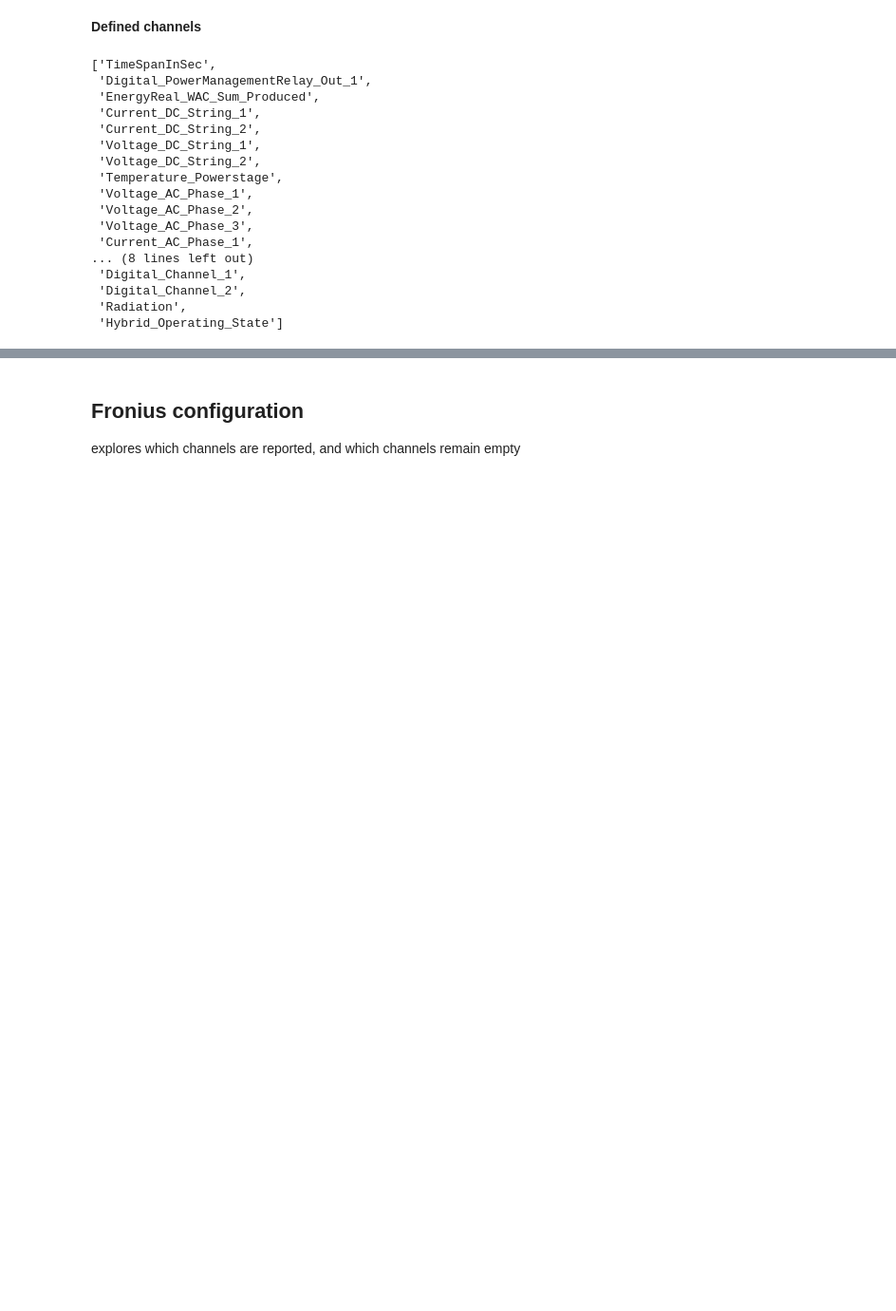
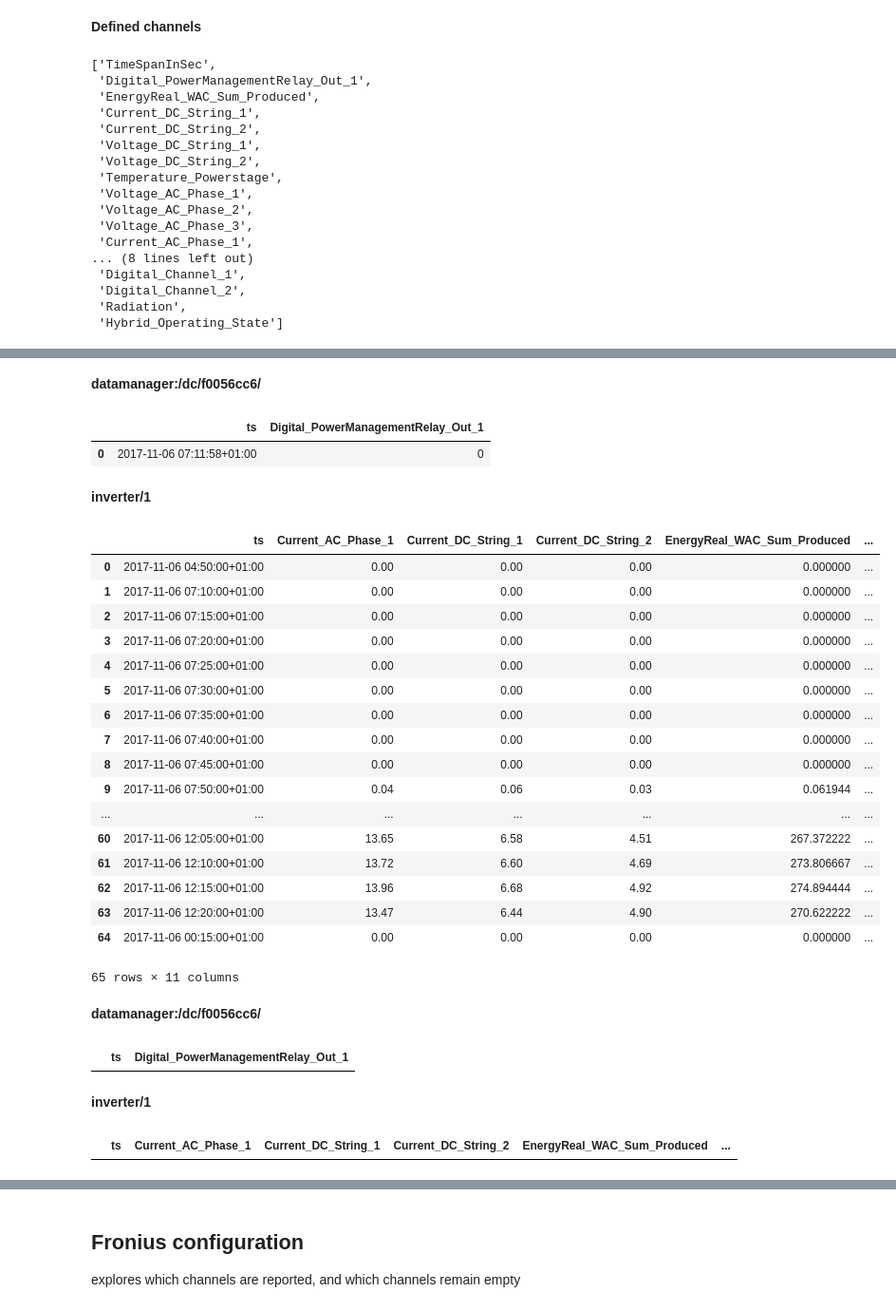
Before and after one commit to tomhostyn/fronius, a Jupyter notebook: Fronius solar.ipynb, the cells around one changed output, grey strips where cells are left out. Shown: that part at 95% size. Cells and saved outputs as stored; diff of their text form; code cells hidden in the pictures; blank space fills up the shorter version.

Commit message:
hone historical data tests

```diff
--- a/Fronius solar.ipynb
+++ b/Fronius solar.ipynb
@@ -174,10 +176,3 @@ display(channels)
  'Digital_Channel_2',
  'Radiation',
  'Hybrid_Operating_State']
-# %%
-fi = FroniusInverter(inverter_ip)
-data = fi.get_historical_data(datetime.datetime.now() - datetime.timedelta(hours=1), datetime.datetime.now(), channels)
-for key, value in data.items():
-    display(Markdown("**"+str(key)+"**"))
-    display(value)
-    display(Markdown("\n"))
@@ -207,0 +363,25 @@ http://192.168.1.154/solar_api/v1/GetArchiveData.cgi 2017-11-05 09:46:53.928239
+# %%
+#returndf=data_liberal
+returndf=data_strict
+key="inverter/1"
+fromDate = f
+toDate = t
+
+df=returndf[key]
+
+df_filtered = df.loc[f <= df['ts'],:]
+df_filtered = df_filtered.loc[df_filtered['ts'] < t,:]
+
+print(len(df))
+print(len(df_filtered))
+
+print(len(df.loc[df['ts'] > f,:]))
+print(len(df.loc[df['ts'] < t,:]))
+print(len(df.loc[df['Current_AC_Phase_1'] < 1,:]))
+
+print("f  :", f)
+print("min:",min(df['ts']))
+print("max:",max(df['ts']))
+print("t  :", t)
+
+max(df['ts'])<t
@@ -208,3 +408,40 @@ http://192.168.1.154/solar_api/v1/GetArchiveData.cgi 2017-11-05 09:46:53.928239
+# %%
+for key, value in data_liberal.items():
+    display(Markdown("**"+str(key)+"**"))
+    display(value)
+    display(Markdown("\n"))
+
+for key, value in data_strict.items():
+    display(Markdown("**"+str(key)+"**"))
+    display(value)
+    display(Markdown("\n"))
+# %% [output]
+**datamanager:/dc/f0056cc6/**
+|  | ts | Digital_PowerManagementRelay_Out_1 |
+| 0 | 2017-11-06 07:11:58+01:00 | 0 |
+**inverter/1**
+|  | ts | Current_AC_Phase_1 | Current_DC_String_1 | Current_DC_String_2 | EnergyReal_WAC_Sum_Produced | ... |
+| 0 | 2017-11-06 04:50:00+01:00 | 0.00 | 0.00 | 0.00 | 0.000000 | ... |
+| 1 | 2017-11-06 07:10:00+01:00 | 0.00 | 0.00 | 0.00 | 0.000000 | ... |
+| 2 | 2017-11-06 07:15:00+01:00 | 0.00 | 0.00 | 0.00 | 0.000000 | ... |
+| 3 | 2017-11-06 07:20:00+01:00 | 0.00 | 0.00 | 0.00 | 0.000000 | ... |
+| 4 | 2017-11-06 07:25:00+01:00 | 0.00 | 0.00 | 0.00 | 0.000000 | ... |
+| 5 | 2017-11-06 07:30:00+01:00 | 0.00 | 0.00 | 0.00 | 0.000000 | ... |
+| 6 | 2017-11-06 07:35:00+01:00 | 0.00 | 0.00 | 0.00 | 0.000000 | ... |
+| 7 | 2017-11-06 07:40:00+01:00 | 0.00 | 0.00 | 0.00 | 0.000000 | ... |
+| 8 | 2017-11-06 07:45:00+01:00 | 0.00 | 0.00 | 0.00 | 0.000000 | ... |
+| 9 | 2017-11-06 07:50:00+01:00 | 0.04 | 0.06 | 0.03 | 0.061944 | ... |
+| ... | ... | ... | ... | ... | ... | ... |
+| 60 | 2017-11-06 12:05:00+01:00 | 13.65 | 6.58 | 4.51 | 267.372222 | ... |
+| 61 | 2017-11-06 12:10:00+01:00 | 13.72 | 6.60 | 4.69 | 273.806667 | ... |
+| 62 | 2017-11-06 12:15:00+01:00 | 13.96 | 6.68 | 4.92 | 274.894444 | ... |
+| 63 | 2017-11-06 12:20:00+01:00 | 13.47 | 6.44 | 4.90 | 270.622222 | ... |
+| 64 | 2017-11-06 00:15:00+01:00 | 0.00 | 0.00 | 0.00 | 0.000000 | ... |
+65 rows × 11 columns
+**datamanager:/dc/f0056cc6/**
+|  | ts | Digital_PowerManagementRelay_Out_1 |
+**inverter/1**
+|  | ts | Current_AC_Phase_1 | Current_DC_String_1 | Current_DC_String_2 | EnergyReal_WAC_Sum_Produced | ... |
 # %%
 fi = FroniusInverter(inverter_ip)
 data = fi.get_historical_data_json(datetime.datetime.now() - datetime.timedelta(hours=1), datetime.datetime.now(),
```
Also changed, not shown: parts of 23 cells of this notebook, 1 other file.
